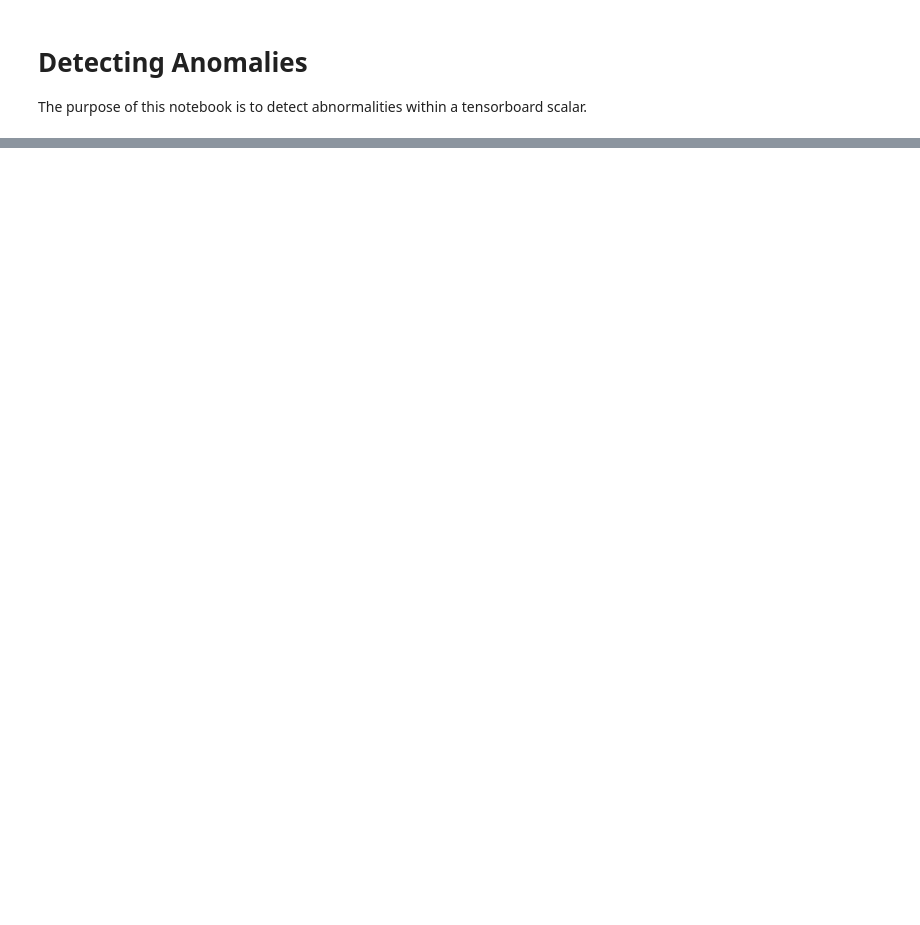
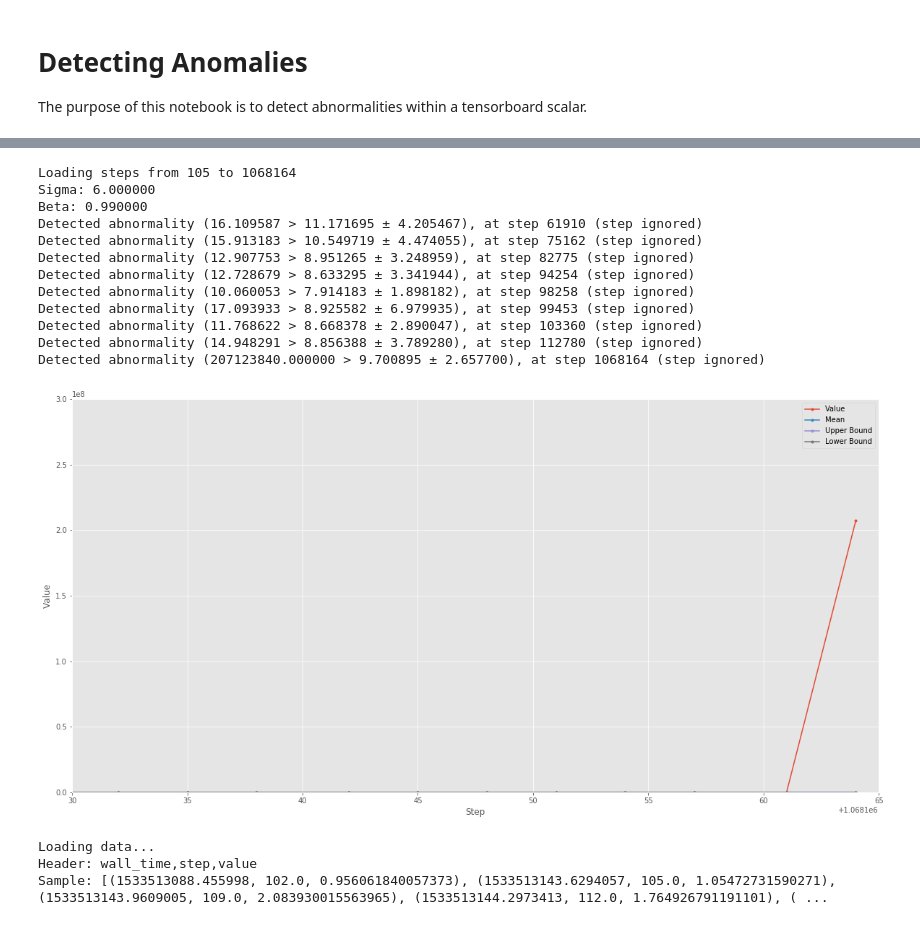
Before and after one commit to wellsaid-labs/tts-evaluation, a Jupyter notebook: notebooks/Detecting Anomalies.ipynb, the cells around one changed output, grey strips where cells are left out. Saved outputs shown, nothing was run; the diff lists cells and outputs as text; code cells hidden in the pictures; blank space fills up the shorter version.

```diff
--- a/notebooks/Detecting Anomalies.ipynb
+++ b/notebooks/Detecting Anomalies.ipynb
@@ -142,0 +130,24 @@ plot_abnormality(coarse_loss['step'][start:end],
+# %%
+plot(*max_grad_norm, sigma=6, beta=0.99)
+_ = pyplot.axis([1068130, max_grad_norm[0][-1] + 1, 0, 300000000])
+# %% [output]
+Loading steps from 105 to 1068164
+Sigma: 6.000000
+Beta: 0.990000
+Detected abnormality (16.109587 > 11.171695 ± 4.205467), at step 61910 (step ignored)
+Detected abnormality (15.913183 > 10.549719 ± 4.474055), at step 75162 (step ignored)
+Detected abnormality (12.907753 > 8.951265 ± 3.248959), at step 82775 (step ignored)
+Detected abnormality (12.728679 > 8.633295 ± 3.341944), at step 94254 (step ignored)
+Detected abnormality (10.060053 > 7.914183 ± 1.898182), at step 98258 (step ignored)
+Detected abnormality (17.093933 > 8.925582 ± 6.979935), at step 99453 (step ignored)
+Detected abnormality (11.768622 > 8.668378 ± 2.890047), at step 103360 (step ignored)
+Detected abnormality (14.948291 > 8.856388 ± 3.789280), at step 112780 (step ignored)
+Detected abnormality (207123840.000000 > 9.700895 ± 2.657700), at step 1068164 (step ignored)
+[figure, added]
+# %%
+parameter_norm = load_tensorboard_data(
+    '/tmp/csv_output/data_tb___parameter_norm_step.csv')
+# %% [output]
+Loading data...
+Header: wall_time,step,value
+Sample: [(1533513088.455998, 102.0, 0.956061840057373), (1533513143.6294057, 105.0, 1.05472731590271), (1533513143.9609005, 109.0, 2.083930015563965), (1533513144.2973413, 112.0, 1.764926791191101), ( ...
```
Also changed, not shown: parts of 11 cells of this notebook, 4 other files.
